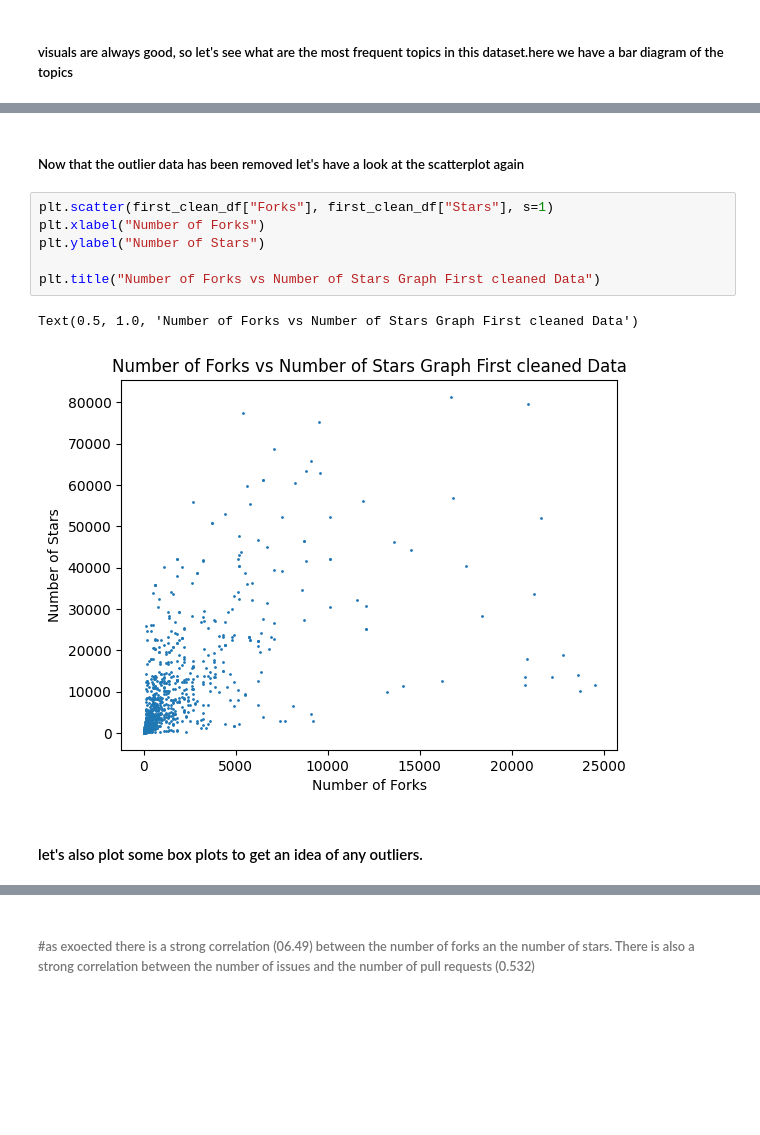
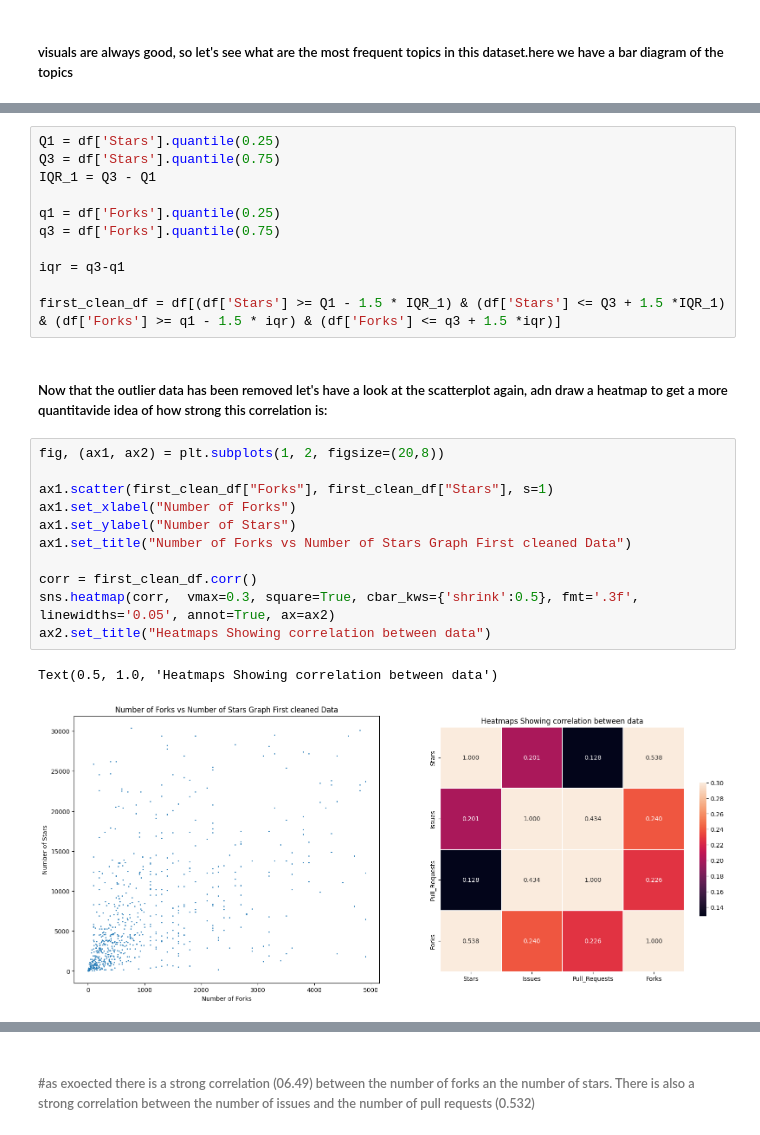
Before and after one commit to Beatrix-droid/github_repos-2022-data-analysis, a Jupyter notebook: github analysis.ipynb, the cells around one changed output, grey strips where cells are left out. Cells and saved outputs as stored; diff of their text form; blank space fills up the shorter version.

Commit message:
preproccesed data for regression model

```diff
--- a/github analysis.ipynb
+++ b/github analysis.ipynb
@@ -108,13 +135,27 @@ first_clean_df = df[(df['Forks'] <= 30000)]
+# %%
+Q1 = df['Stars'].quantile(0.25)
+Q3 = df['Stars'].quantile(0.75)
+IQR_1 = Q3 - Q1
+
+q1 = df['Forks'].quantile(0.25)
+q3 = df['Forks'].quantile(0.75)
+
+iqr = q3-q1
+
+first_clean_df = df[(df['Stars'] >= Q1 - 1.5 * IQR_1) & (df['Stars'] <= Q3 + 1.5 *IQR_1) & (df['Forks'] >= q1 - 1.5 * iqr) & (df['Forks'] <= q3 + 1.5 *iqr)]
 # %% [markdown]
-##### Now that the outlier data has been removed let's have a look at the scatterplot again
+##### Now that the outlier data has been removed let's have a look at the scatterplot again, adn draw a heatmap to get a more quantitavide idea of how strong this correlation is:
 # %%
-plt.scatter(first_clean_df["Forks"], first_clean_df["Stars"], s=1)
-plt.xlabel("Number of Forks")
-plt.ylabel("Number of Stars")
+fig, (ax1, ax2) = plt.subplots(1, 2, figsize=(20,8))
 
-plt.title("Number of Forks vs Number of Stars Graph First cleaned Data")
+ax1.scatter(first_clean_df["Forks"], first_clean_df["Stars"], s=1)
+ax1.set_xlabel("Number of Forks")
+ax1.set_ylabel("Number of Stars")
+ax1.set_title("Number of Forks vs Number of Stars Graph First cleaned Data")
+
+corr = first_clean_df.corr()
+sns.heatmap(corr,  vmax=0.3, square=True, cbar_kws={'shrink':0.5}, fmt='.3f', linewidths='0.05', annot=True, ax=ax2)
+ax2.set_title("Heatmaps Showing correlation between data")
 # %% [output]
-Text(0.5, 1.0, 'Number of Forks vs Number of Stars Graph First cleaned Data')
+Text(0.5, 1.0, 'Heatmaps Showing correlation between data')
-[figure, old version]
+[figure, new version]
-# %% [markdown]
-#### let's also plot some box plots to get an idea of any outliers.
```
Also changed, not shown: parts of 56 cells of this notebook.
